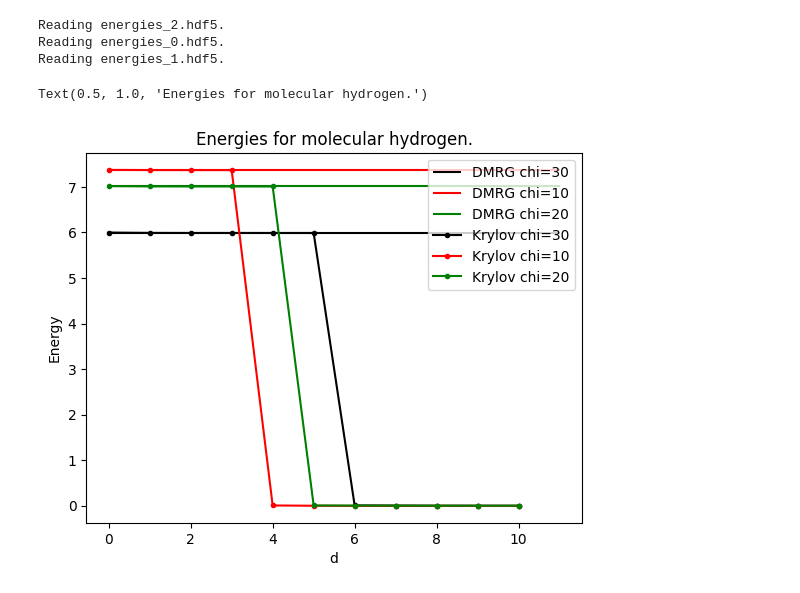
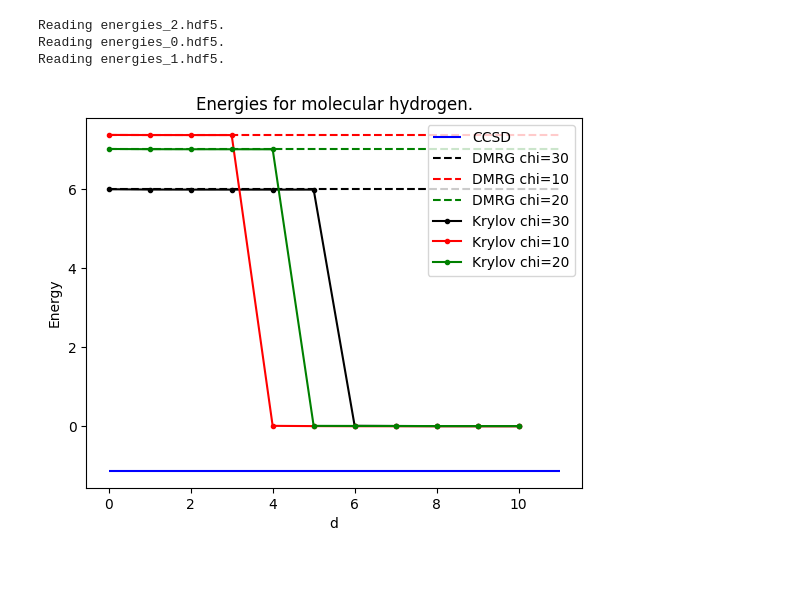
Before and after one commit to bdalfavero/RealTimeKrylov, a Jupyter notebook: hydrogen_plot.ipynb, the cells around one changed output. Drawn from its saved outputs; the diff is of its cells as text; code cells hidden in the pictures.

```diff
--- a/hydrogen_plot.ipynb
+++ b/hydrogen_plot.ipynb
@@ -11,6 +11,8 @@ energy_files = [f for f in data_files if "ener" in f]
 print(f"Read {len(energy_files)} files.")
 # %% [output]
 Read 3 files.
+# %%
+ccsd_energy = -1.14
 # %%
 bond_dims = []
 dmrg_energies = []
@@ -33,19 +35,22 @@ Reading energies_1.hdf5.
 # %%
 fig, ax = plt.subplots()
 
 colors = ["k", "r", "g"]
 assert len(colors) == len(bond_dims)
 
+ax.hlines(ccsd_energy, 0, len(krylov_energies[0]), linestyle='-', label=f"CCSD", color='b')
+
 for i, (chi, energy) in enumerate(zip(bond_dims, dmrg_energies)):
-    ax.hlines(energy, 0, len(krylov_energies[0]), label=f"DMRG chi={chi}", color=colors[i])
+    ax.hlines(energy, 0, len(krylov_energies[0]), linestyle='--', label=f"DMRG chi={chi}", color=colors[i])
 
 for i, energies in enumerate(krylov_energies):
     ax.plot(range(len(energies)), energies, '.-', color=colors[i], label=f"Krylov chi={bond_dims[i]}")
 
 plt.legend()
 ax.set_xlabel("d")
 ax.set_ylabel("Energy")
 ax.set_title("Energies for molecular hydrogen.")
+
+plt.savefig("hydrogen_energies.pdf")
 # %% [output]
-Text(0.5, 1.0, 'Energies for molecular hydrogen.')
-[figure, old version]
+[figure, new version]
```
Also changed, not shown: 1 other file.
